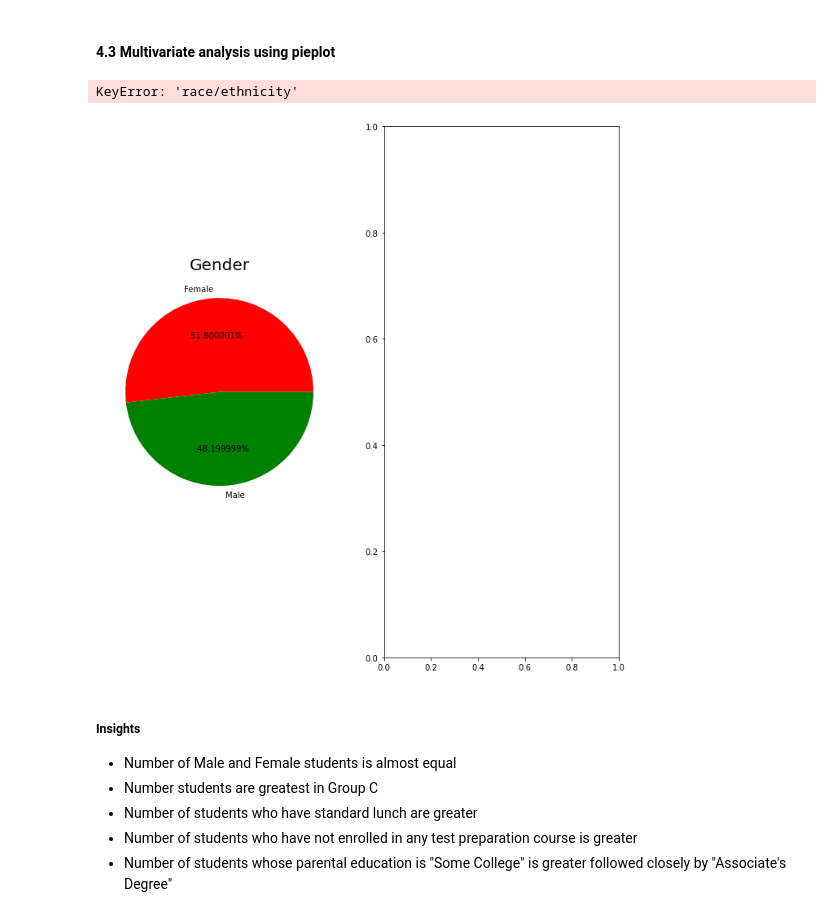
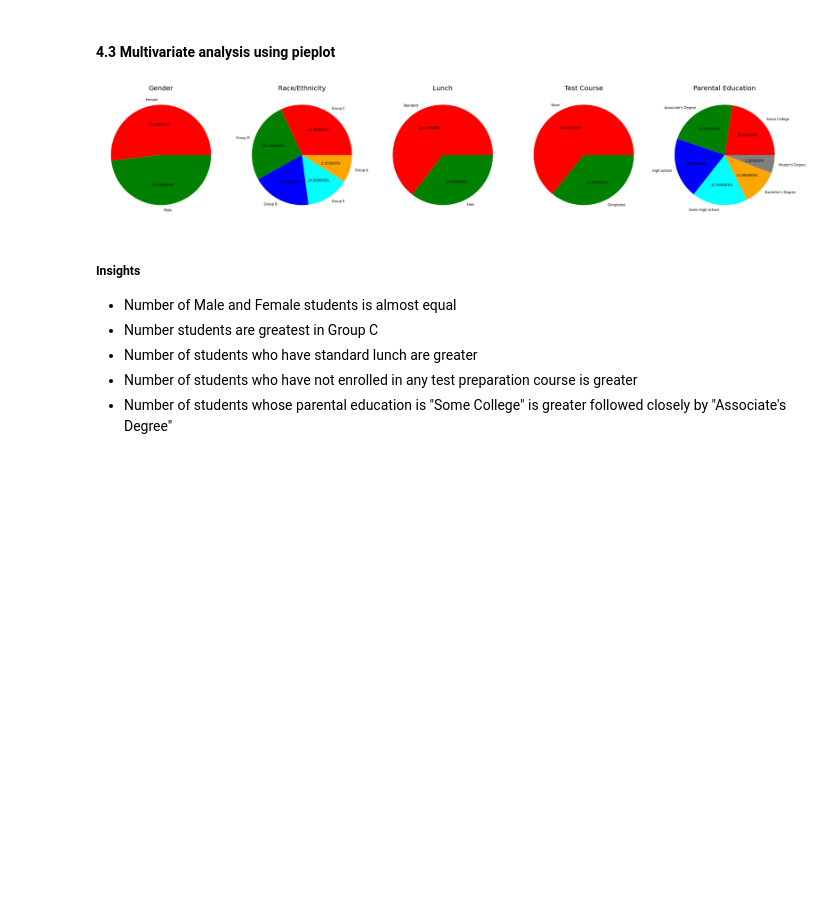
Before and after one commit to Mide25-ML/mlprojects, a Jupyter notebook: notebook/1 . EDA STUDENT PERFORMANCE .ipynb, the cells around one changed output. Drawn from its saved outputs; the diff is of its cells as text; code cells hidden in the pictures; blank space fills up the shorter version.

```diff
--- a/notebook/1 . EDA STUDENT PERFORMANCE .ipynb
+++ b/notebook/1 . EDA STUDENT PERFORMANCE .ipynb
@@ -352,7 +352,7 @@ plt.axis('off')
 
 
 plt.subplot(1, 5, 2)
-size = df['race/ethnicity'].value_counts()
+size = df['race_ethnicity'].value_counts()
 labels = 'Group C', 'Group D','Group B','Group E','Group A'
 color = ['red', 'green', 'blue', 'cyan','orange']
 
@@ -368,37 +368,36 @@ labels = 'Standard', 'Free'
 color = ['red','green']
 
 plt.pie(size, colors = color,labels = labels,autopct = '.%2f%%')
 plt.title('Lunch', fontsize = 20)
 plt.axis('off')
 
 
 plt.subplot(1, 5, 4)
-size = df['test preparation course'].value_counts()
+size = df['test_preparation_course'].value_counts()
 labels = 'None', 'Completed'
 color = ['red','green']
 
 plt.pie(size, colors = color,labels = labels,autopct = '.%2f%%')
 plt.title('Test Course', fontsize = 20)
 plt.axis('off')
 
 
 plt.subplot(1, 5, 5)
-size = df['parental level of education'].value_counts()
+size = df['parental_level_of_education'].value_counts()
 labels = 'Some College', "Associate's Degree",'High School','Some High School',"Bachelor's Degree","Master's Degree"
 color = ['red', 'green', 'blue', 'cyan','orange','grey']
 
 plt.pie(size, colors = color,labels = labels,autopct = '.%2f%%')
 plt.title('Parental Education', fontsize = 20)
 plt.axis('off')
 
 
 plt.tight_layout()
 plt.grid()
 
 plt.show()
 # %% [output]
-KeyError: 'race/ethnicity'
-[figure, old version]
+[figure, new version]
 # %% [markdown]
 #####  Insights
 - Number of Male and Female students is almost equal
```
Also changed, not shown: parts of 2 cells of this notebook, 6 other files.
